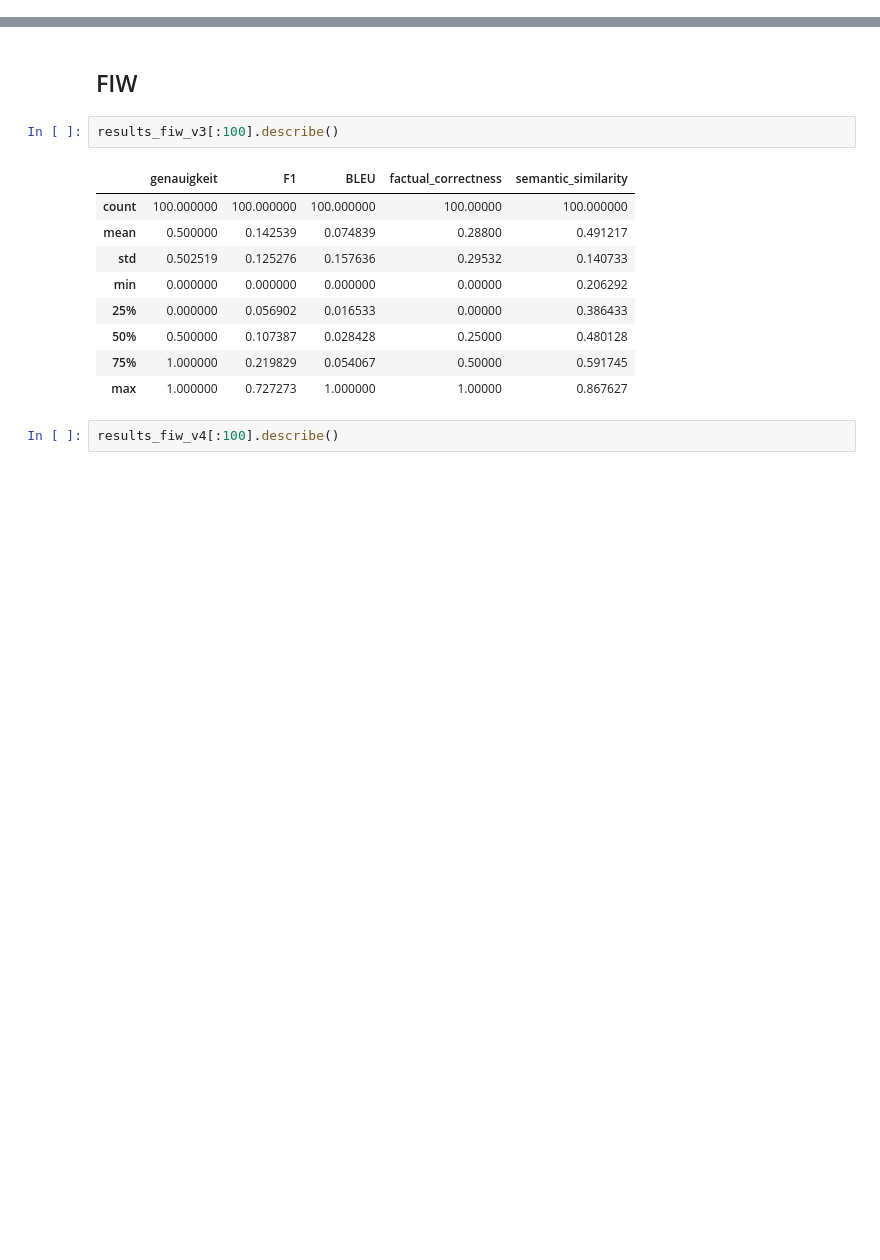
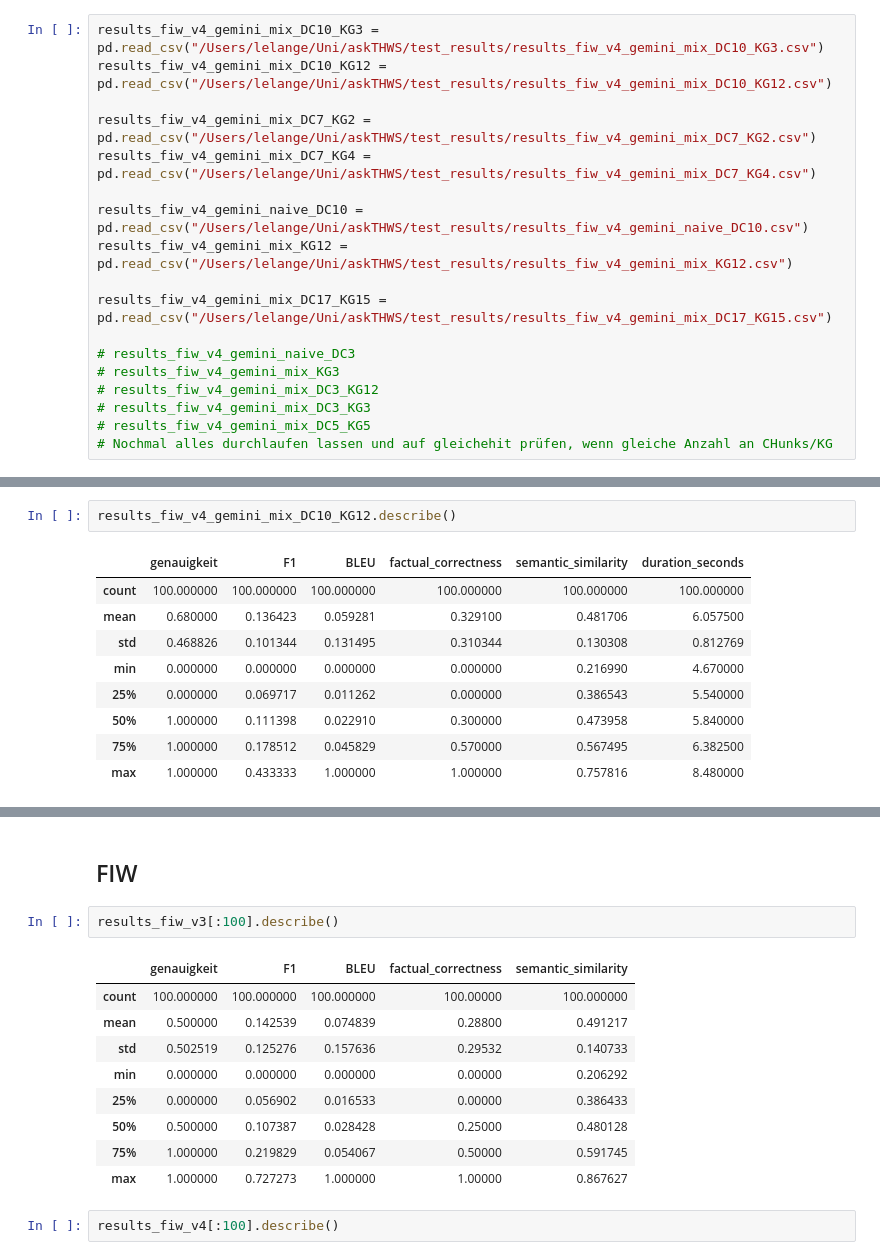
Before and after one commit to dav354/rag, a Jupyter notebook: test_results/analysis_nb.ipynb, the cells around one changed output, grey strips where cells are left out. Saved outputs shown, nothing was run; the diff lists cells and outputs as text; blank space fills up the shorter version.

```diff
--- a/test_results/analysis_nb.ipynb
+++ b/test_results/analysis_nb.ipynb
@@ -11,0 +9,18 @@ results_fiw_v4_gemini_mix_DC7_KG4 = pd.read_csv("/Users/lelange/Uni/askTHWS/test
+# %%
+results_fiw_v4_gemini_mix_DC10_KG3 = pd.read_csv("/Users/lelange/Uni/askTHWS/test_results/results_fiw_v4_gemini_mix_DC10_KG3.csv")
+results_fiw_v4_gemini_mix_DC10_KG12 = pd.read_csv("/Users/lelange/Uni/askTHWS/test_results/results_fiw_v4_gemini_mix_DC10_KG12.csv")
+
+results_fiw_v4_gemini_mix_DC7_KG2 = pd.read_csv("/Users/lelange/Uni/askTHWS/test_results/results_fiw_v4_gemini_mix_DC7_KG2.csv")
+results_fiw_v4_gemini_mix_DC7_KG4 = pd.read_csv("/Users/lelange/Uni/askTHWS/test_results/results_fiw_v4_gemini_mix_DC7_KG4.csv")
+
+results_fiw_v4_gemini_naive_DC10 = pd.read_csv("/Users/lelange/Uni/askTHWS/test_results/results_fiw_v4_gemini_naive_DC10.csv")
+results_fiw_v4_gemini_mix_KG12 = pd.read_csv("/Users/lelange/Uni/askTHWS/test_results/results_fiw_v4_gemini_mix_KG12.csv")
+
+results_fiw_v4_gemini_mix_DC17_KG15 = pd.read_csv("/Users/lelange/Uni/askTHWS/test_results/results_fiw_v4_gemini_mix_DC17_KG15.csv")
+
+# results_fiw_v4_gemini_naive_DC3
+# results_fiw_v4_gemini_mix_KG3
+# results_fiw_v4_gemini_mix_DC3_KG12
+# results_fiw_v4_gemini_mix_DC3_KG3
+# results_fiw_v4_gemini_mix_DC5_KG5
+# Nochmal alles durchlaufen lassen und auf gleichehit prüfen, wenn gleiche Anzahl an CHunks/KG
@@ -11,0 +41,12 @@ results_fiw_v4_gemini_mix_DC7_KG4 = pd.read_csv("/Users/lelange/Uni/askTHWS/test
+# %%
+results_fiw_v4_gemini_mix_DC10_KG12.describe()
+# %% [output]
+|  | genauigkeit | F1 | BLEU | factual_correctness | semantic_similarity | duration_seconds |
+| count | 100.000000 | 100.000000 | 100.000000 | 100.000000 | 100.000000 | 100.000000 |
+| mean | 0.680000 | 0.136423 | 0.059281 | 0.329100 | 0.481706 | 6.057500 |
+| std | 0.468826 | 0.101344 | 0.131495 | 0.310344 | 0.130308 | 0.812769 |
+| min | 0.000000 | 0.000000 | 0.000000 | 0.000000 | 0.216990 | 4.670000 |
+| 25% | 0.000000 | 0.069717 | 0.011262 | 0.000000 | 0.386543 | 5.540000 |
+| 50% | 1.000000 | 0.111398 | 0.022910 | 0.300000 | 0.473958 | 5.840000 |
+| 75% | 1.000000 | 0.178512 | 0.045829 | 0.570000 | 0.567495 | 6.382500 |
+| max | 1.000000 | 0.433333 | 1.000000 | 1.000000 | 0.757816 | 8.480000 |
```
Also changed, not shown: parts of 9 cells of this notebook.
